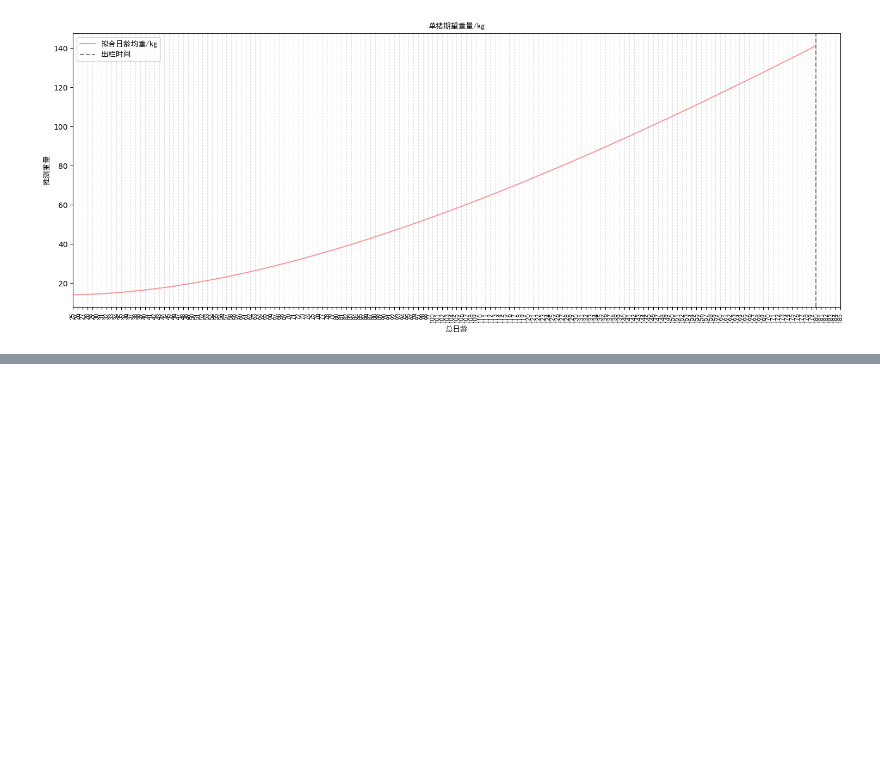
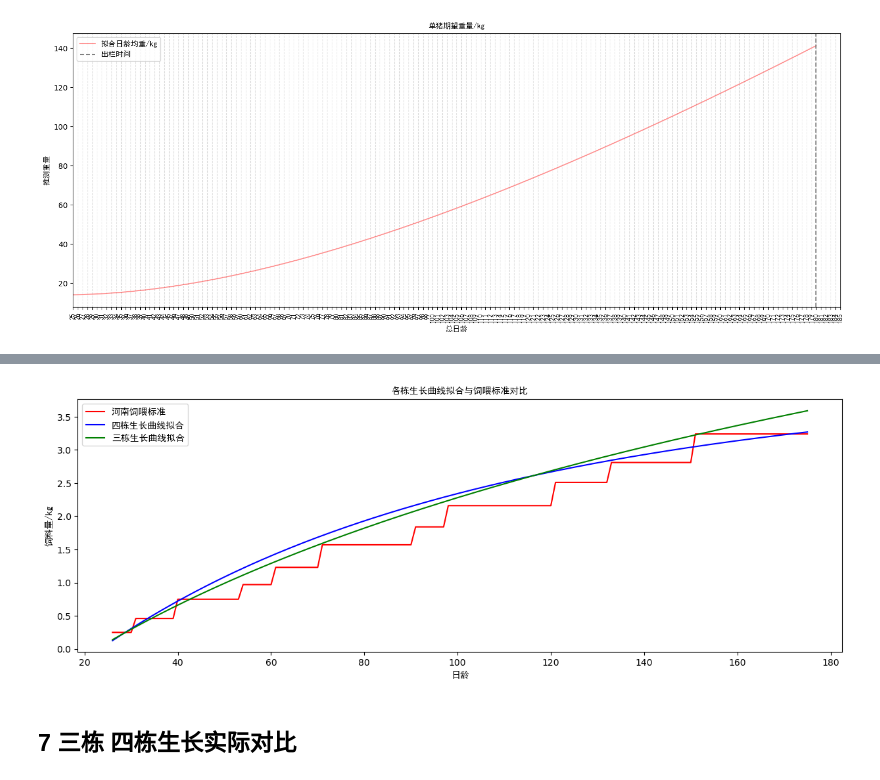
Before and after one commit to yixuan228/work-error-detect, a Jupyter notebook: 生长曲线拟合.ipynb, the cells around one changed output, grey strips where cells are left out. Cells and saved outputs as stored; diff of their text form; code cells hidden in the pictures; blank space fills up the shorter version.

```diff
--- a/生长曲线拟合.ipynb
+++ b/生长曲线拟合.ipynb
@@ -827,0 +1017,41 @@ plt.show()
+# %%
+import pandas as pd
+
+hn_df = pd.read_excel('data/河南-饲料饲喂标准.xlsx', index_col=False)
+fit4_df = pd.read_excel('data/std_food_table_log_log.xlsx', index_col=False) # 4栋2单元拟合结果
+fit3_df = pd.read_excel('data/std_food_table_log_log_3.xlsx', index_col=False) # 3栋拟合结果
+
+# 重新命名
+key = 'age'
+fit4_df = fit4_df.rename(columns={c: c+'_fit4' for c in fit4_df.columns if c != key})
+fit3_df = fit3_df.rename(columns={c: c+'_fit3' for c in fit3_df.columns if c != key})
+
+# 合并数据框
+df = pd.merge(hn_df, fit4_df, on='age')
+df = pd.merge(df, fit3_df, on='age')
+# %%
+import matplotlib.pyplot as plt
+from matplotlib import font_manager
+import matplotlib.ticker as mticker
+
+CN_font = font_manager.FontProperties(fname='C:/Windows/Fonts/simhei.ttf')
+
+plt.figure(figsize=(15,5))
+plt.plot(df['age'], df['std_food'], color='red', label='河南饲喂标准')
+plt.plot(df['age'], df['food_e_fit4'], color='blue', label='四栋生长曲线拟合')
+plt.plot(df['age'], df['food_e_fit3'], color='green', label='三栋生长曲线拟合')
+
+# plt.axvline(36, color='gray', linestyle='--', label='偏低值')
+# plt.axvline(46, color='gray', linestyle='--', label='偏高值')
+
+plt.xlabel('日龄', fontproperties=CN_font)
+plt.ylabel('饲料量/kg', fontproperties=CN_font)
+ax = plt.gca()
+ax.xaxis.set_major_locator(mticker.MaxNLocator(integer=True, prune='both'))
+plt.title("各栋生长曲线拟合与饲喂标准对比", fontproperties=CN_font)
+plt.legend(prop = CN_font)
+plt.show()
+# %% [output]
+[figure, added]
+# %% [markdown]
+## 7 三栋 四栋生长实际对比
```
Also changed, not shown: parts of 14 cells of this notebook, 28 other files.
